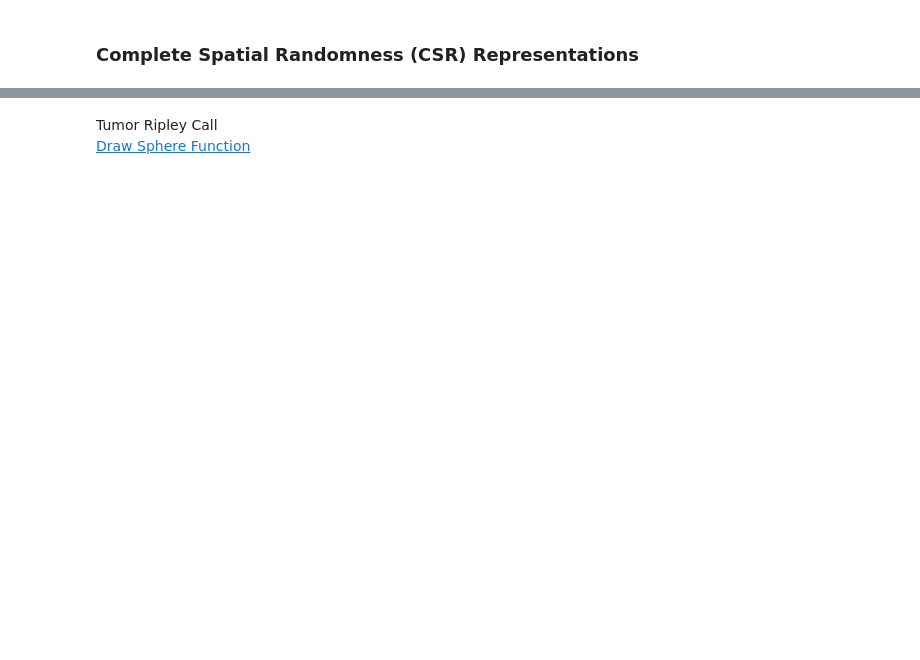
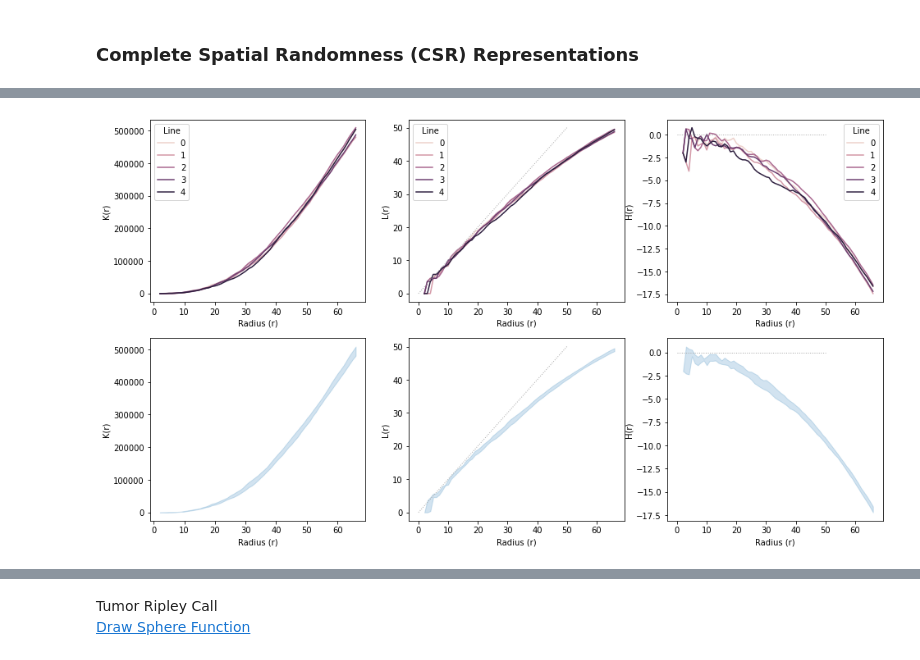
Before and after one commit to dkermany/mdspacer, a Jupyter notebook: ipynb/confocal_3D/Spatial3D.ipynb, the cells around one changed output, grey strips where cells are left out. Drawn from its saved outputs; the diff is of its cells as text; code cells hidden in the pictures; blank space fills up the shorter version.

```diff
--- a/ipynb/confocal_3D/Spatial3D.ipynb
+++ b/ipynb/confocal_3D/Spatial3D.ipynb
@@ -442,28 +442,30 @@ Wall time: 10.3 s
 # %%
-
+plt.rcParams['figure.figsize'] = [16, 9]
 f, axes = plt.subplots(2, 3)
 
 ## Top Row
 # K
 sns.lineplot(data=rstats, x="Radius (r)", y="K(r)", ax=axes[0, 0], hue="Line")
 # L
 sns.lineplot(data=rstats, x="Radius (r)", y="L(r)", ax=axes[0, 1], hue="Line")
 axes[0, 1].plot([0, 50], [0, 50], linewidth=1, linestyle="dotted", color="#aaa") # Expected line
 # H
 sns.lineplot(data=rstats, x="Radius (r)", y="H(r)", ax=axes[0, 2], hue="Line")
 axes[0, 2].plot([0, 50], [0, 0], linewidth=1, linestyle="dotted", color="#aaa") # Expected line
 
 ## Bottom Row
 # K
 sns.lineplot(data=rstats, x="Radius (r)", y="K(r)", ax=axes[1, 0], alpha=0, errorbar=("pi", 95))
 # L
 sns.lineplot(data=rstats, x="Radius (r)", y="L(r)", ax=axes[1, 1], alpha=0, errorbar=("pi", 95))
 axes[1, 1].plot([0, 50], [0, 50], linewidth=1, linestyle="dotted", color="#aaa") # Expected line
 # H
-sns.lineplot(data=rstats, x="Radius (r)", y="H(r)", ax=axes[1, 2], alpha=0, errorbar=("pi", 95))
+sns.lineplot(data=rstats, x="Radius (r)", y="H(r)", ax=axes[1, 2], alpha=0, errorbar=("ci", 95))
 axes[1, 2].plot([0, 50], [0, 0], linewidth=1, linestyle="dotted", color="#aaa") # Expected line
 
 plt.show()
+# %% [output]
+[figure, added]
 # %%
 f, axes = plt.subplots(2, 3,)
 
```
Also changed, not shown: parts of 28 cells of this notebook, 3 other files.
